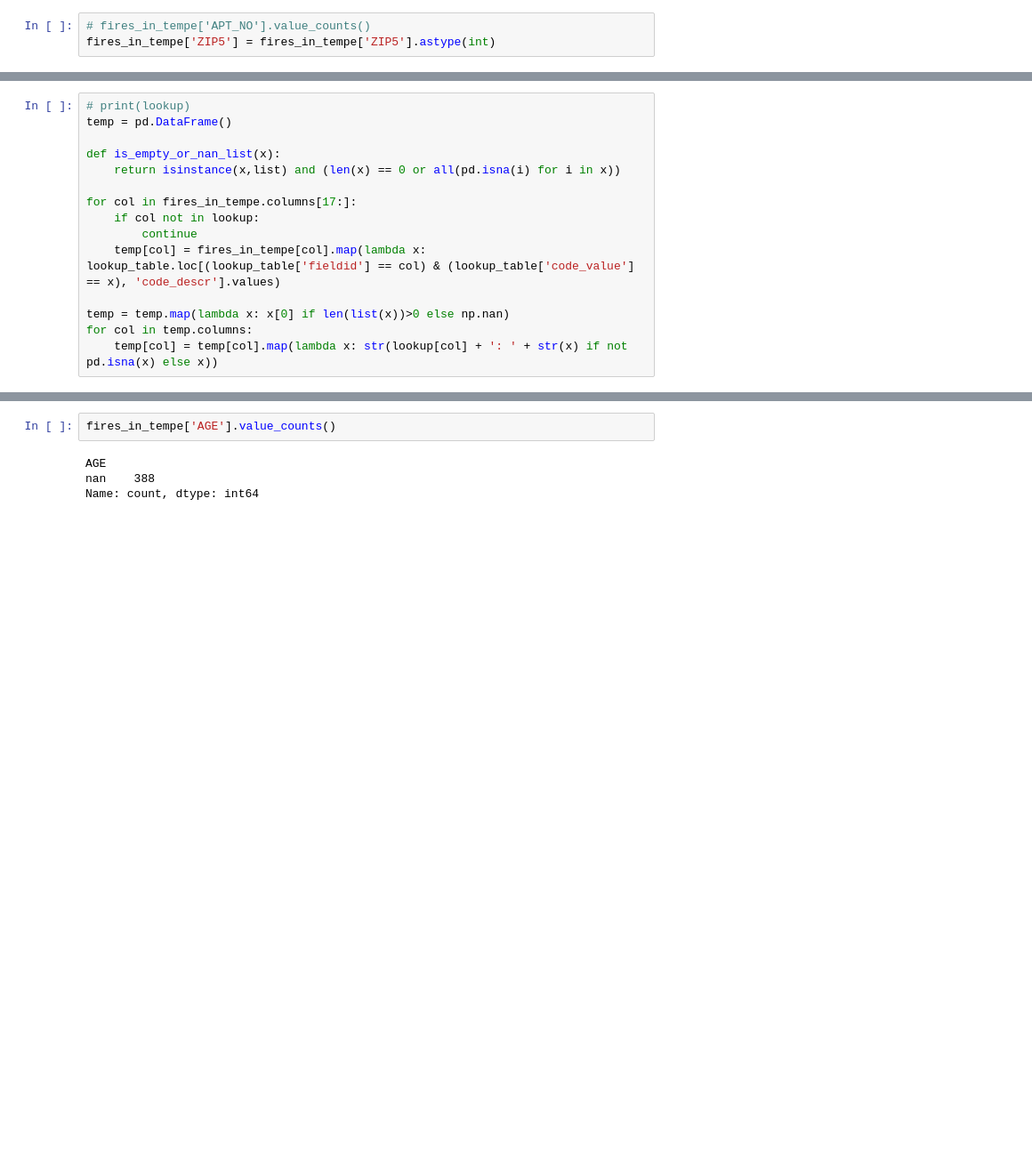
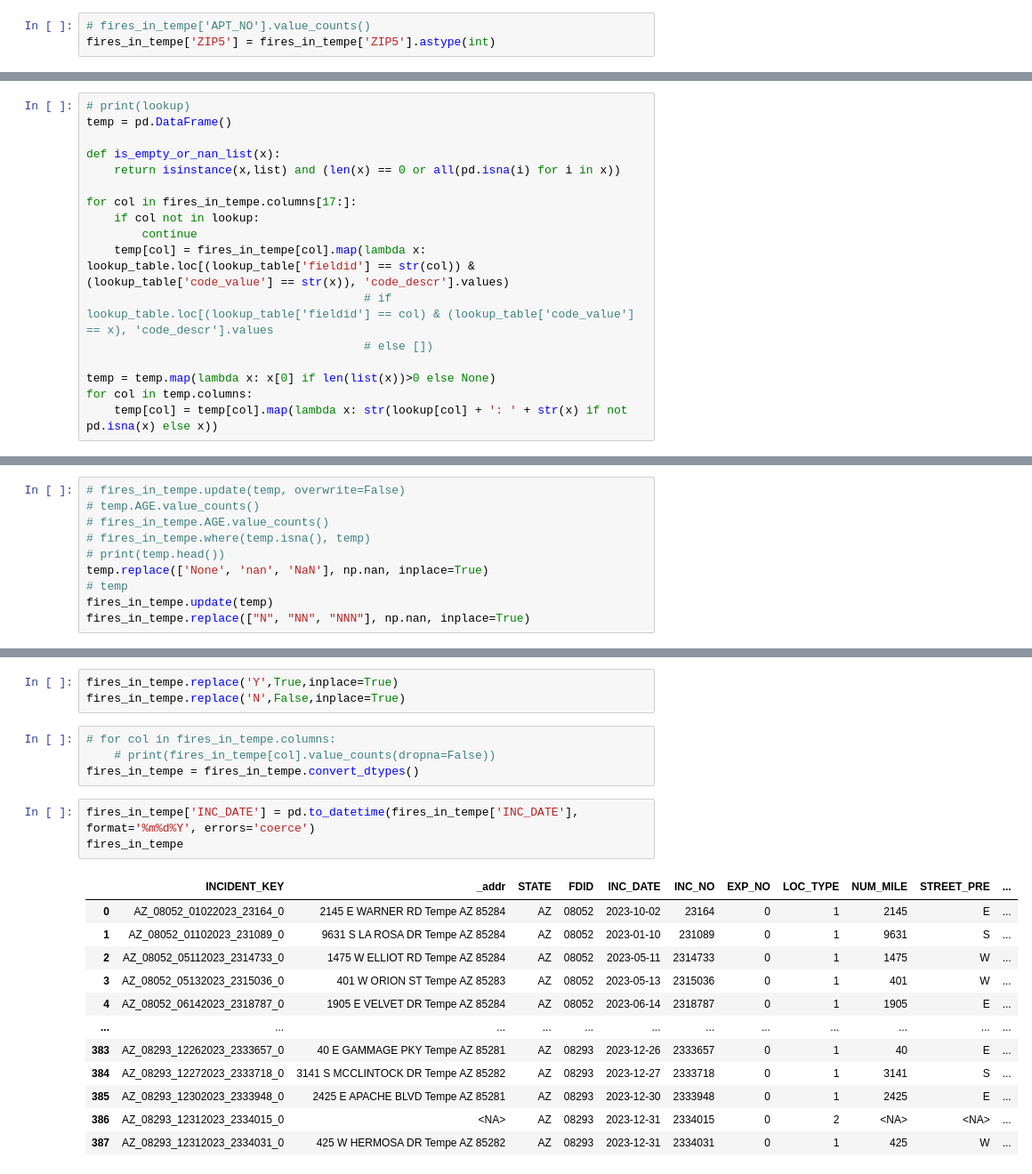
Before and after one commit to alexvng/nfirs-unity-visualization, a Jupyter notebook: fire_data.ipynb, the cells around one changed output, grey strips where cells are left out. Shown at 89% size. Drawn from its saved outputs; the diff is of its cells as text; blank space fills up the shorter version.

```diff
--- a/fire_data.ipynb
+++ b/fire_data.ipynb
@@ -169,8 +165,10 @@ def is_empty_or_nan_list(x):
 for col in fires_in_tempe.columns[17:]:
     if col not in lookup:
         continue
-    temp[col] = fires_in_tempe[col].map(lambda x: lookup_table.loc[(lookup_table['fieldid'] == col) & (lookup_table['code_value'] == x), 'code_descr'].values)
+    temp[col] = fires_in_tempe[col].map(lambda x: lookup_table.loc[(lookup_table['fieldid'] == str(col)) & (lookup_table['code_value'] == str(x)), 'code_descr'].values)
+                                        # if lookup_table.loc[(lookup_table['fieldid'] == col) & (lookup_table['code_value'] == x), 'code_descr'].values
+                                        # else [])
 
-temp = temp.map(lambda x: x[0] if len(list(x))>0 else np.nan)
+temp = temp.map(lambda x: x[0] if len(list(x))>0 else None)
 for col in temp.columns:
     temp[col] = temp[col].map(lambda x: str(lookup[col] + ': ' + str(x) if not pd.isna(x) else x))
@@ -194,3 +175,13 @@ temp
+# %%
+# fires_in_tempe.update(temp, overwrite=False)
+# temp.AGE.value_counts()
+# fires_in_tempe.AGE.value_counts()
+# fires_in_tempe.where(temp.isna(), temp)
+# print(temp.head())
+temp.replace(['None', 'nan', 'NaN'], np.nan, inplace=True)
+# temp
+fires_in_tempe.update(temp)
+fires_in_tempe.replace(["N", "NN", "NNN"], np.nan, inplace=True)
 # %%
 cols = fires_in_tempe.columns.tolist()
 cols.insert(1,cols.pop())
@@ -212,6 +189,23 @@ fires_in_tempe = fires_in_tempe[cols]
-# %%
-fires_in_tempe['AGE'].value_counts()
-# %% [output]
-AGE
-nan    388
-Name: count, dtype: int64
+# %%
+fires_in_tempe.replace('Y',True,inplace=True)
+fires_in_tempe.replace('N',False,inplace=True)
+# %%
+# for col in fires_in_tempe.columns:
+    # print(fires_in_tempe[col].value_counts(dropna=False))
+fires_in_tempe = fires_in_tempe.convert_dtypes()
+# %%
+fires_in_tempe['INC_DATE'] = pd.to_datetime(fires_in_tempe['INC_DATE'], format='%m%d%Y', errors='coerce')
+fires_in_tempe
+# %% [output]
+|  | INCIDENT_KEY | _addr | STATE | FDID | INC_DATE | INC_NO | EXP_NO | LOC_TYPE | NUM_MILE | STREET_PRE | ... |
+| 0 | AZ_08052_01022023_23164_0 | 2145 E WARNER RD Tempe AZ 85284 | AZ | 08052 | 2023-10-02 | 23164 | 0 | 1 | 2145 | E | ... |
+| 1 | AZ_08052_01102023_231089_0 | 9631 S LA ROSA DR Tempe AZ 85284 | AZ | 08052 | 2023-01-10 | 231089 | 0 | 1 | 9631 | S | ... |
+| 2 | AZ_08052_05112023_2314733_0 | 1475 W ELLIOT RD Tempe AZ 85284 | AZ | 08052 | 2023-05-11 | 2314733 | 0 | 1 | 1475 | W | ... |
+| 3 | AZ_08052_05132023_2315036_0 | 401 W ORION ST Tempe AZ 85283 | AZ | 08052 | 2023-05-13 | 2315036 | 0 | 1 | 401 | W | ... |
+| 4 | AZ_08052_06142023_2318787_0 | 1905 E VELVET DR Tempe AZ 85284 | AZ | 08052 | 2023-06-14 | 2318787 | 0 | 1 | 1905 | E | ... |
+| ... | ... | ... | ... | ... | ... | ... | ... | ... | ... | ... | ... |
+| 383 | AZ_08293_12262023_2333657_0 | 40 E GAMMAGE PKY Tempe AZ 85281 | AZ | 08293 | 2023-12-26 | 2333657 | 0 | 1 | 40 | E | ... |
+| 384 | AZ_08293_12272023_2333718_0 | 3141 S MCCLINTOCK DR Tempe AZ 85282 | AZ | 08293 | 2023-12-27 | 2333718 | 0 | 1 | 3141 | S | ... |
+| 385 | AZ_08293_12302023_2333948_0 | 2425 E APACHE BLVD Tempe AZ 85281 | AZ | 08293 | 2023-12-30 | 2333948 | 0 | 1 | 2425 | E | ... |
+| 386 | AZ_08293_12312023_2334015_0 | <NA> | AZ | 08293 | 2023-12-31 | 2334015 | 0 | 2 | <NA> | <NA> | ... |
+| 387 | AZ_08293_12312023_2334031_0 | 425 W HERMOSA DR Tempe AZ 85282 | AZ | 08293 | 2023-12-31 | 2334031 | 0 | 1 | 425 | W | ... |
```
Also changed, not shown: parts of 5 cells of this notebook.
